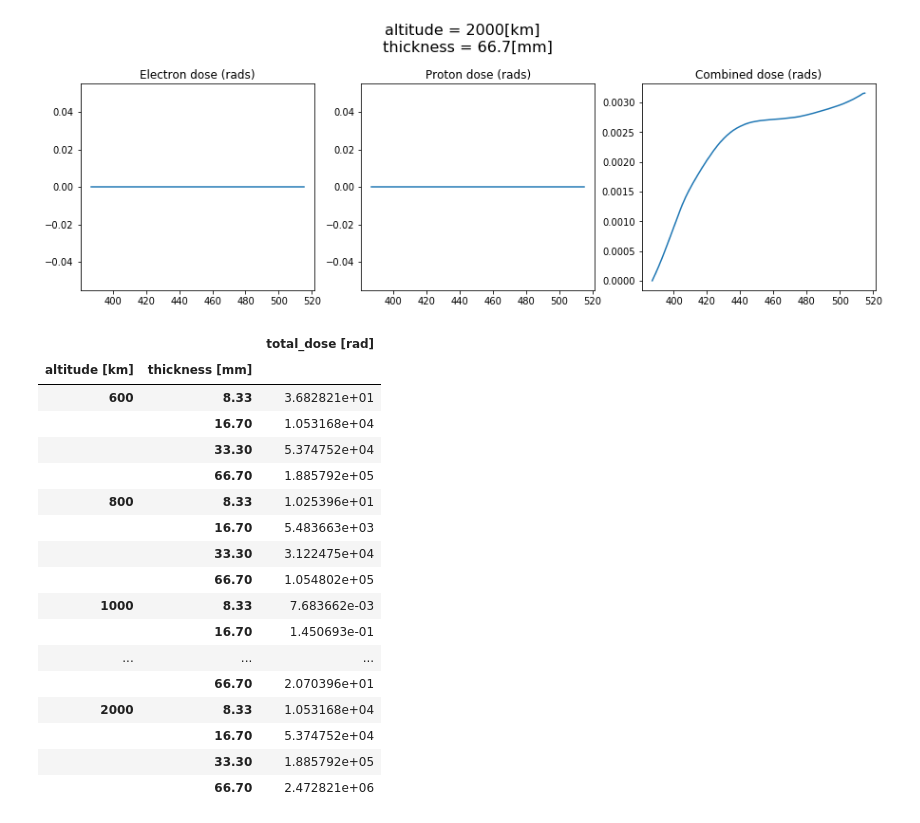
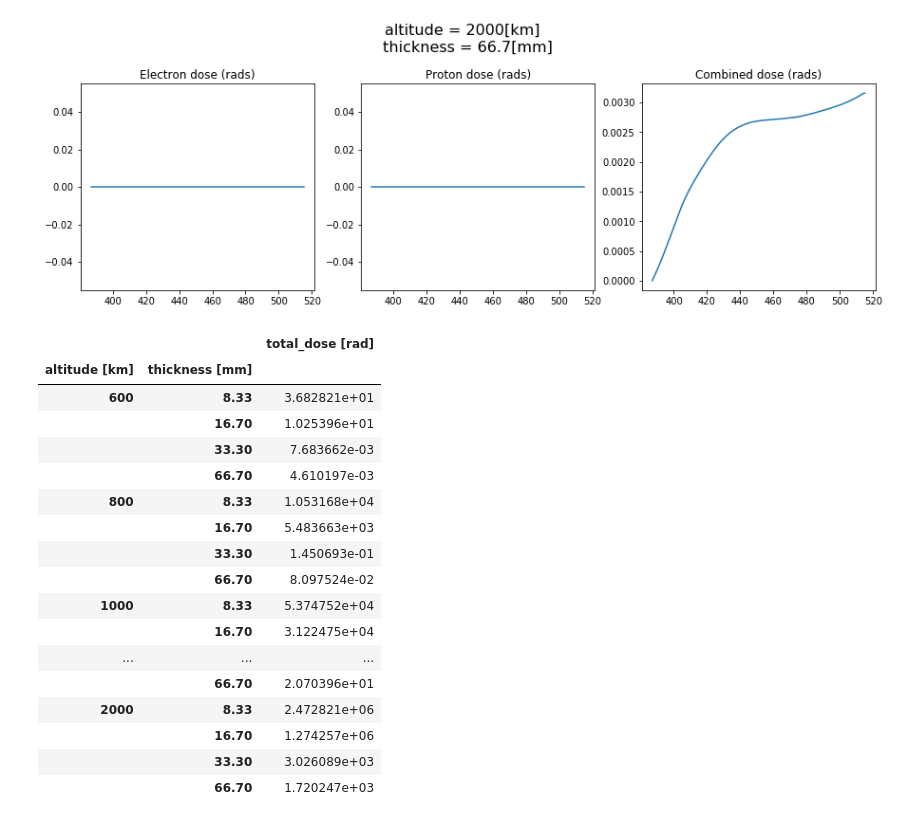
Before and after one commit to kminoda/seed_bank_in_space, a Jupyter notebook: src/radiation.ipynb, the cells around one changed output. Cells and saved outputs as stored; diff of their text form; code cells hidden in the pictures.

```diff
--- a/src/radiation.ipynb
+++ b/src/radiation.ipynb
@@ -123,41 +123,40 @@ plot_dose(df_2000_4,alt,num=4)
 [figure]
 # %%
 alt = [600, 800, 1000, 1200, 2000]
-thick = [66.7, 33.3, 16.7, 8.33]
+thick = [8.33, 16.7, 33.3, 66.7]
 # %%
-df_list = [df_600_1,df_600_2,df_600_3,df_600_4,
-            df_800_1,df_800_2,df_800_3,df_800_4,
-            df_1000_1,df_1000_2,df_1000_3,df_1000_4,
-            df_1200_1,df_1200_2,df_1200_3,df_1200_4,
-            df_2000_1,df_2000_2,df_2000_3,df_2000_4]
+df_list = [[df_600_1,df_600_2,df_600_3,df_600_4],
+           [df_800_1,df_800_2,df_800_3,df_800_4],
+           [df_1000_1,df_1000_2,df_1000_3,df_1000_4],
+           [df_1200_1,df_1200_2,df_1200_3,df_1200_4],
+           [df_2000_1,df_2000_2,df_2000_3,df_2000_4]]
 # %%
 dose_list = []
 for i in range(len(alt)):
     for j in range(len(thick)):
-        dose_list.append(get_total_dose(df_list[i+j*4], alt_num=i+1, thick_num=j+1 ))
+        dose_list.append(get_total_dose(df_list[i][j], alt_num=i+1, thick_num=j+1 ))
+df_dose = pd.DataFrame(dose_list,columns=['altitude [km]',
+                                          'thickness [mm]',
+                                          'total_dose [rad]']
+                      ).set_index(['altitude [km]',
+                                   'thickness [mm]'])
+df_dose
+# %% [output]
+|  |  | total_dose [rad] |
+| altitude [km] | thickness [mm] |  |
+| 600 | 8.33 | 3.682821e+01 |
+|  | 16.70 | 1.025396e+01 |
+|  | 33.30 | 7.683662e-03 |
+|  | 66.70 | 4.610197e-03 |
+| 800 | 8.33 | 1.053168e+04 |
+|  | 16.70 | 5.483663e+03 |
+|  | 33.30 | 1.450693e-01 |
+|  | 66.70 | 8.097524e-02 |
+| 1000 | 8.33 | 5.374752e+04 |
+|  | 16.70 | 3.122475e+04 |
+| ... | ... | ... |
+|  | 66.70 | 2.070396e+01 |
+| 2000 | 8.33 | 2.472821e+06 |
+|  | 16.70 | 1.274257e+06 |
+|  | 33.30 | 3.026089e+03 |
+|  | 66.70 | 1.720247e+03 |
-# %%
-df_dose = pd.DataFrame(dose_list,columns=['altitude [km]',
-                                          'thickness [mm]',
-                                          'total_dose [rad]']
-                      ).set_index(['altitude [km]',
-                                   'thickness [mm]'])
-df_dose
-# %% [output]
-|  |  | total_dose [rad] |
-| altitude [km] | thickness [mm] |  |
-| 600 | 8.33 | 3.682821e+01 |
-|  | 16.70 | 1.053168e+04 |
-|  | 33.30 | 5.374752e+04 |
-|  | 66.70 | 1.885792e+05 |
-| 800 | 8.33 | 1.025396e+01 |
-|  | 16.70 | 5.483663e+03 |
-|  | 33.30 | 3.122475e+04 |
-|  | 66.70 | 1.054802e+05 |
-| 1000 | 8.33 | 7.683662e-03 |
-|  | 16.70 | 1.450693e-01 |
-| ... | ... | ... |
-|  | 66.70 | 2.070396e+01 |
-| 2000 | 8.33 | 1.053168e+04 |
-|  | 16.70 | 5.374752e+04 |
-|  | 33.30 | 1.885792e+05 |
-|  | 66.70 | 2.472821e+06 |
```
Also changed, not shown: parts of 3 cells of this notebook, 1 other file.
